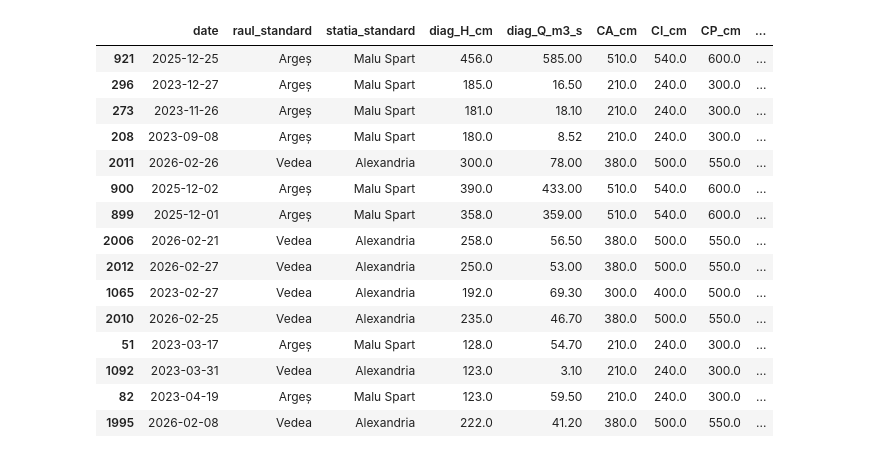
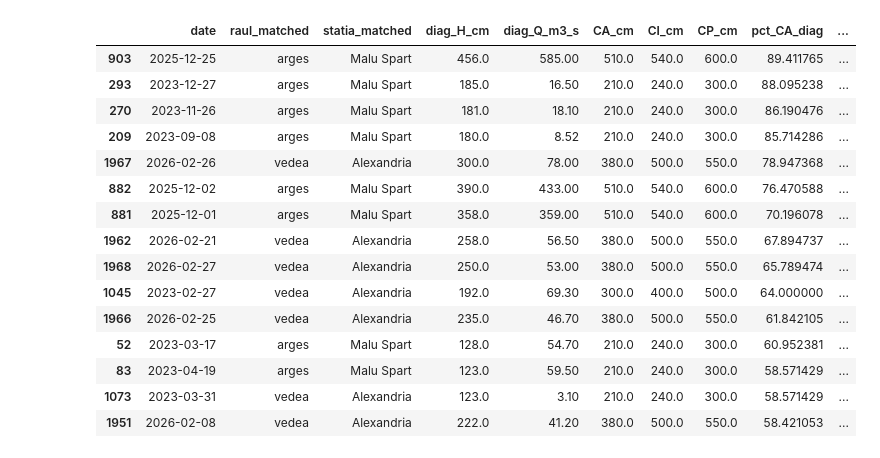
Before and after one commit to vlad-bolovaneanu-ase/hydro-river-data-ocr-reader, a Jupyter notebook: clean_river_data.ipynb, the cells around one changed output. Drawn from its saved outputs; the diff is of its cells as text; code cells hidden in the pictures.

```diff
--- a/clean_river_data.ipynb
+++ b/clean_river_data.ipynb
@@ -7,6 +7,7 @@ from pathlib import Path
 import matplotlib.pyplot as plt
 # %%
 DATA_DIR = Path(".")
+BEGINNING_DATE = pd.to_datetime("2023-01-01")
 
 files = {
     "Arges": DATA_DIR / "river_arges_data.csv",
@@ -57,29 +58,13 @@ def standardize_station(station):
 
     return s
 
-def standardize_river(row):
-    river = clean_text(row["raul"])
-    river_ascii = strip_accents(river).lower().replace(" ", "")
-
-    if "arges" in river_ascii:
-        return "Argeș"
-    if "vedea" in river_ascii:
-        return "Vedea"
-    if "dambov" in river_ascii:
-        return "Dâmbovița"
-    if "aries" in river_ascii:
-        return "Arieș"
-
-    return river
-
 dfs = []
 
 for river_name, path in files.items():
     df = pd.read_csv(path)
 
     df["date"] = pd.to_datetime(df["date"], errors="coerce")
-    df["raul_standard"] = df.apply(standardize_river, axis=1)
-    df["statia_standard"] = df["statia_hidrometrica"].apply(standardize_station)
+    df["statia_matched"] = df["statia_hidrometrica"].apply(standardize_station)
 
     numeric_cols = [
         "CA_cm", "CI_cm", "CP_cm",
@@ -92,10 +77,6 @@ for river_name, path in files.items():
         df[col] = df[col].apply(to_float_ro)
 
     # Shift prognoza columns one day earlier
-    # prog_columns = [col for col in df.columns if col.startswith("prog_")]
-    # for col in prog_columns:
-    #     df[col] = df[col].shift(1).bfill()
-
     prog_df = df[["date", "raul_matched", "prog_H_cm", "prog_Q_m3_s"]].copy()
     prog_df["date"] = prog_df["date"] + pd.Timedelta(days=1)
     df = df.drop(columns=["prog_H_cm", "prog_Q_m3_s"]).merge(prog_df, on=["date", "raul_matched"])
@@ -104,21 +85,18 @@ for river_name, path in files.items():
 
 data = pd.concat(dfs, ignore_index=True)
 
-# Păstrăm doar cele 3 râuri/stații relevante pentru tema Argeș–Vedea
-main_data = data[
+main_data = data
+[
     (
-        (data["raul_standard"] == "Argeș") &
-        (data["statia_standard"] == "Malu Spart")
+        (data["raul_matched"] == "arges") &
+        (data["statia_matched"] == "Malu Spart")
     ) |
     (
-        (data["raul_standard"] == "Vedea") &
-        (data["statia_standard"] == "Alexandria")
-    ) |
-    (
-        (data["raul_standard"] == "Dâmbovița") &
-        (data["statia_standard"] == "Malu cu Flori")
+        (data["raul_matched"] == "vedea") &
+        (data["statia_matched"] == "Alexandria")
     )
 ].copy()
+main_data = main_data[main_data["date"] >= BEGINNING_DATE].copy()
 
 # Indicatori derivați
 main_data["pct_CA_diag"] = main_data["diag_H_cm"] / main_data["CA_cm"] * 100
@@ -180,32 +206,32 @@ summary
 # %%
 # Top episoade după apropierea de cota de atenție
 top_events = (
     main_data
     .sort_values("pct_CA_diag", ascending=False)
     [[
-        "date", "raul_standard", "statia_standard",
+        "date", "raul_matched", "statia_matched",
         "diag_H_cm", "diag_Q_m3_s",
         "CA_cm", "CI_cm", "CP_cm",
         "pct_CA_diag", "Q_ratio_diag", "risk_class"
     ]]
     .head(15)
 )
 
 top_events
 # %% [output]
-|  | date | raul_standard | statia_standard | diag_H_cm | diag_Q_m3_s | CA_cm | CI_cm | CP_cm | ... |
-| 921 | 2025-12-25 | Argeș | Malu Spart | 456.0 | 585.00 | 510.0 | 540.0 | 600.0 | ... |
-| 296 | 2023-12-27 | Argeș | Malu Spart | 185.0 | 16.50 | 210.0 | 240.0 | 300.0 | ... |
-| 273 | 2023-11-26 | Argeș | Malu Spart | 181.0 | 18.10 | 210.0 | 240.0 | 300.0 | ... |
-| 208 | 2023-09-08 | Argeș | Malu Spart | 180.0 | 8.52 | 210.0 | 240.0 | 300.0 | ... |
-| 2011 | 2026-02-26 | Vedea | Alexandria | 300.0 | 78.00 | 380.0 | 500.0 | 550.0 | ... |
-| 900 | 2025-12-02 | Argeș | Malu Spart | 390.0 | 433.00 | 510.0 | 540.0 | 600.0 | ... |
-| 899 | 2025-12-01 | Argeș | Malu Spart | 358.0 | 359.00 | 510.0 | 540.0 | 600.0 | ... |
-| 2006 | 2026-02-21 | Vedea | Alexandria | 258.0 | 56.50 | 380.0 | 500.0 | 550.0 | ... |
-| 2012 | 2026-02-27 | Vedea | Alexandria | 250.0 | 53.00 | 380.0 | 500.0 | 550.0 | ... |
-| 1065 | 2023-02-27 | Vedea | Alexandria | 192.0 | 69.30 | 300.0 | 400.0 | 500.0 | ... |
-| 2010 | 2026-02-25 | Vedea | Alexandria | 235.0 | 46.70 | 380.0 | 500.0 | 550.0 | ... |
-| 51 | 2023-03-17 | Argeș | Malu Spart | 128.0 | 54.70 | 210.0 | 240.0 | 300.0 | ... |
-| 1092 | 2023-03-31 | Vedea | Alexandria | 123.0 | 3.10 | 210.0 | 240.0 | 300.0 | ... |
-| 82 | 2023-04-19 | Argeș | Malu Spart | 123.0 | 59.50 | 210.0 | 240.0 | 300.0 | ... |
-| 1995 | 2026-02-08 | Vedea | Alexandria | 222.0 | 41.20 | 380.0 | 500.0 | 550.0 | ... |
+|  | date | raul_matched | statia_matched | diag_H_cm | diag_Q_m3_s | CA_cm | CI_cm | CP_cm | pct_CA_diag | ... |
+| 903 | 2025-12-25 | arges | Malu Spart | 456.0 | 585.00 | 510.0 | 540.0 | 600.0 | 89.411765 | ... |
+| 293 | 2023-12-27 | arges | Malu Spart | 185.0 | 16.50 | 210.0 | 240.0 | 300.0 | 88.095238 | ... |
+| 270 | 2023-11-26 | arges | Malu Spart | 181.0 | 18.10 | 210.0 | 240.0 | 300.0 | 86.190476 | ... |
+| 209 | 2023-09-08 | arges | Malu Spart | 180.0 | 8.52 | 210.0 | 240.0 | 300.0 | 85.714286 | ... |
+| 1967 | 2026-02-26 | vedea | Alexandria | 300.0 | 78.00 | 380.0 | 500.0 | 550.0 | 78.947368 | ... |
+| 882 | 2025-12-02 | arges | Malu Spart | 390.0 | 433.00 | 510.0 | 540.0 | 600.0 | 76.470588 | ... |
+| 881 | 2025-12-01 | arges | Malu Spart | 358.0 | 359.00 | 510.0 | 540.0 | 600.0 | 70.196078 | ... |
+| 1962 | 2026-02-21 | vedea | Alexandria | 258.0 | 56.50 | 380.0 | 500.0 | 550.0 | 67.894737 | ... |
+| 1968 | 2026-02-27 | vedea | Alexandria | 250.0 | 53.00 | 380.0 | 500.0 | 550.0 | 65.789474 | ... |
+| 1045 | 2023-02-27 | vedea | Alexandria | 192.0 | 69.30 | 300.0 | 400.0 | 500.0 | 64.000000 | ... |
+| 1966 | 2026-02-25 | vedea | Alexandria | 235.0 | 46.70 | 380.0 | 500.0 | 550.0 | 61.842105 | ... |
+| 52 | 2023-03-17 | arges | Malu Spart | 128.0 | 54.70 | 210.0 | 240.0 | 300.0 | 60.952381 | ... |
+| 83 | 2023-04-19 | arges | Malu Spart | 123.0 | 59.50 | 210.0 | 240.0 | 300.0 | 58.571429 | ... |
+| 1073 | 2023-03-31 | vedea | Alexandria | 123.0 | 3.10 | 210.0 | 240.0 | 300.0 | 58.571429 | ... |
+| 1951 | 2026-02-08 | vedea | Alexandria | 222.0 | 41.20 | 380.0 | 500.0 | 550.0 | 58.421053 | ... |
```
Also changed, not shown: parts of 13 cells of this notebook, 9 other files.
